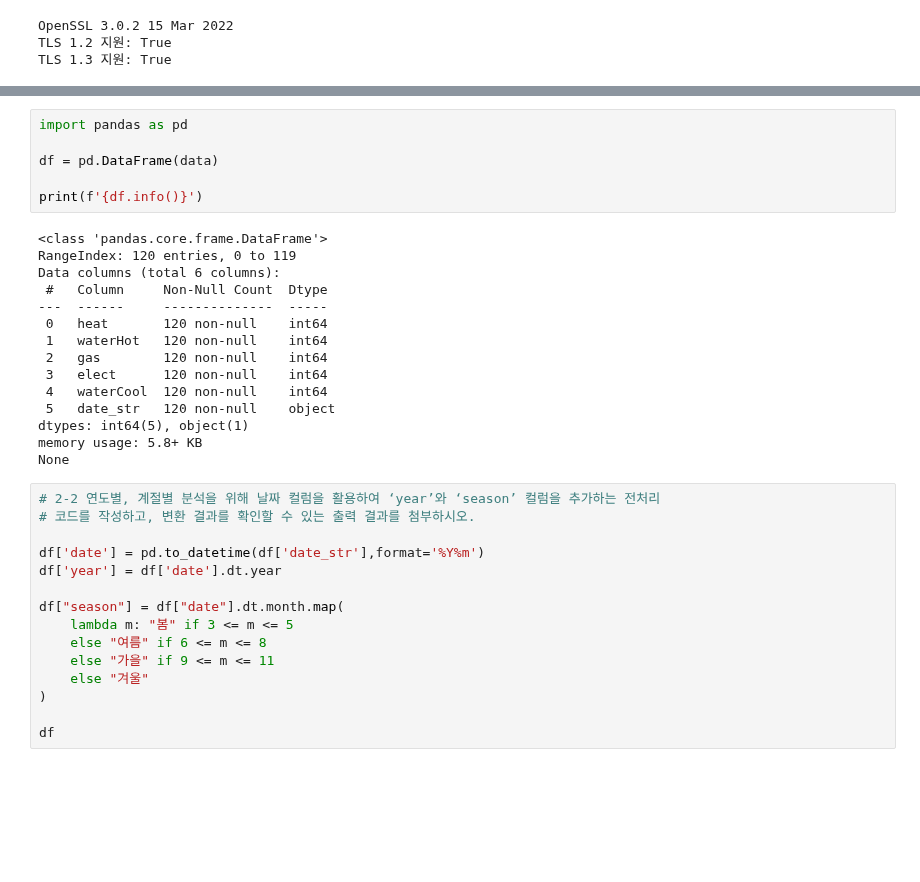
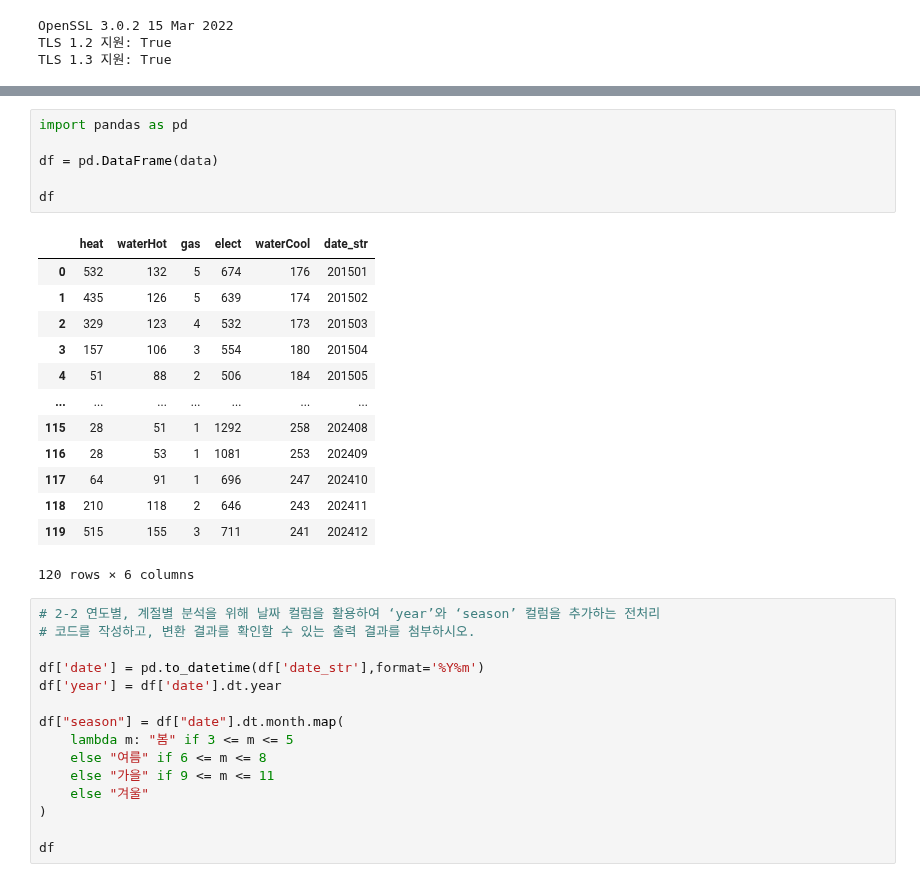
Before and after one commit to kamser0415/Data-Analysis-with-Open-Source, a Jupyter notebook: 오픈소스_데이터_분석_6강.ipynb, the cells around one changed output, grey strips where cells are left out. Saved outputs shown, nothing was run; the diff lists cells and outputs as text; blank space fills up the shorter version.

```diff
--- a/오픈소스_데이터_분석_6강.ipynb
+++ b/오픈소스_데이터_분석_6강.ipynb
@@ -237,24 +239,23 @@ API 호출 완료
 # %%
 import pandas as pd
 
 df = pd.DataFrame(data)
 
-print(f'{df.info()}')
+df
 # %% [output]
+|  | heat | waterHot | gas | elect | waterCool | date_str |
+| 0 | 532 | 132 | 5 | 674 | 176 | 201501 |
+| 1 | 435 | 126 | 5 | 639 | 174 | 201502 |
+| 2 | 329 | 123 | 4 | 532 | 173 | 201503 |
+| 3 | 157 | 106 | 3 | 554 | 180 | 201504 |
+| 4 | 51 | 88 | 2 | 506 | 184 | 201505 |
+| ... | ... | ... | ... | ... | ... | ... |
+| 115 | 28 | 51 | 1 | 1292 | 258 | 202408 |
+| 116 | 28 | 53 | 1 | 1081 | 253 | 202409 |
+| 117 | 64 | 91 | 1 | 696 | 247 | 202410 |
+| 118 | 210 | 118 | 2 | 646 | 243 | 202411 |
+| 119 | 515 | 155 | 3 | 711 | 241 | 202412 |
-<class 'pandas.core.frame.DataFrame'>
-RangeIndex: 120 entries, 0 to 119
-Data columns (total 6 columns):
- #   Column     Non-Null Count  Dtype
----  ------     --------------  -----
- 0   heat       120 non-null    int64
- 1   waterHot   120 non-null    int64
- 2   gas        120 non-null    int64
- 3   elect      120 non-null    int64
- 4   waterCool  120 non-null    int64
- 5   date_str   120 non-null    object
-dtypes: int64(5), object(1)
-memory usage: 5.8+ KB
-None
+120 rows × 6 columns
 # %%
 # 2-2 연도별, 계절별 분석을 위해 날짜 컬럼을 활용하여 ‘year’와 ‘season’ 컬럼을 추가하는 전처리
 # 코드를 작성하고, 변환 결과를 확인할 수 있는 출력 결과를 첨부하시오.
```
Also changed, not shown: parts of 4 cells of this notebook.
